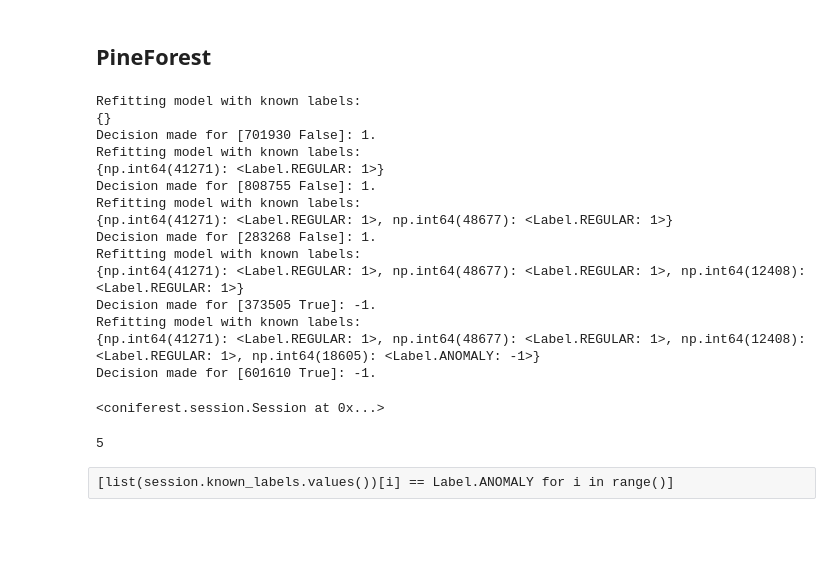
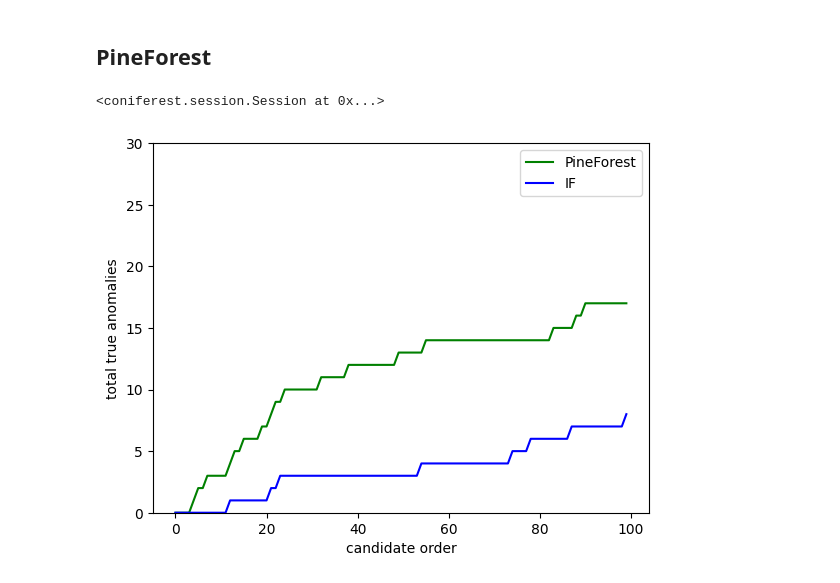
Before and after one commit to emilleishida/test_pineforest, a Jupyter notebook: notebooks/galaxyzoo.ipynb, the cells around one changed output. Saved outputs shown, nothing was run; the diff lists cells and outputs as text; code cells hidden in the pictures; blank space fills up the shorter version.

```diff
--- a/notebooks/galaxyzoo.ipynb
+++ b/notebooks/galaxyzoo.ipynb
@@ -102,19 +108,17 @@ plt.show()
 # %%
 # set up to use already known labels
 def my_on_refit_callback(session):
-    print('Refitting model with known labels:')
-    print(session.known_labels)
+    #print('Refitting model with known labels:')
+    #print(session.known_labels)
+    return None
 
 def my_decision_callback(metadata, data, session):
     """Get data from the known table."""
     return Label.ANOMALY if metadata[1] else Label.REGULAR
 
 def my_on_decision_callback(metadata, data, session):
-    print(f'Decision made for {metadata}: {session.last_decision}.')
-
-def terminate_after_2_anomalies(metadata, data, session):
-    if session.known_anomalies.size >= 2:
-        session.terminate()
+    #print(f'Decision made for {metadata}: {session.last_decision}.')
+    return None
 
 class RecordCallback:
     def __init__(self):
@@ -124,50 +128,48 @@ class RecordCallback:
         self.records.append(f'{metadata} -> {session.last_decision}')
 
     def print_report(self):
-        print('Records:')
-        print('\n'.join(self.records))
+        #print('Records:')
+        #print('\n'.join(self.records))
+        return None
 
 
-record_callback = RecordCallback()
+record_callback_pine = RecordCallback()
 
 metadata = data.values[:,-2:]
-model = PineForest(random_seed=42)
+model_pine = PineForest(random_seed=42)
+nloops = 100           # number of loops
 
-session = Session(
+session_pine = Session(
     data=data_use.values,
     metadata=metadata,
-    model=model,
+    model=model_pine,
     decision_callback=my_decision_callback,
     # We can give an only function/callable as a callback
     on_refit_callbacks=my_on_refit_callback,
     # Or a list of callables
     on_decision_callbacks=[
         my_on_decision_callback,
-        record_callback,
-        terminate_after_2_anomalies,
+        record_callback_pine,
+        TerminateAfter(nloops),
     ],
 )
-session.run()
+session_pine.run()
 # %% [output]
-Refitting model with known labels:
-{}
-Decision made for [701930 False]: 1.
-Refitting model with known labels:
-{np.int64(41271): <Label.REGULAR: 1>}
-Decision made for [808755 False]: 1.
-Refitting model with known labels:
-{np.int64(41271): <Label.REGULAR: 1>, np.int64(48677): <Label.REGULAR: 1>}
-Decision made for [283268 False]: 1.
-Refitting model with known labels:
-{np.int64(41271): <Label.REGULAR: 1>, np.int64(48677): <Label.REGULAR: 1>, np.int64(12408): <Label.REGULAR: 1>}
-Decision made for [373505 True]: -1.
-Refitting model with known labels:
-{np.int64(41271): <Label.REGULAR: 1>, np.int64(48677): <Label.REGULAR: 1>, np.int64(12408): <Label.REGULAR: 1>, np.int64(18605): <Label.ANOMALY: -1>}
-Decision made for [601610 True]: -1.
+<coniferest.session.Session at 0x...>
-<coniferest.session.Session at 0x...>
-# %%
-len(session.known_labels)
-# %% [output]
-5
-# %% [raw]
-[list(session.known_labels.values())[i] == Label.ANOMALY for i in range()]
+# %%
+labels_pine = [list(session_pine.known_labels.values())[i] == Label.ANOMALY for i in range(nloops)]
+# %%
+y_pine = [sum(labels_pine[:i]) for i in range(len(labels_pine))]
+# %%
+# plot 1 instance
+
+plt.figure()
+plt.plot(x, y_pine, color='green', label='PineForest')
+plt.plot(x, y_if, color='blue', label='IF')
+plt.xlabel('candidate order')
+plt.ylabel('total true anomalies')
+plt.ylim(0,30)
+plt.legend()
+plt.show()
+# %% [output]
+[figure, added]
```
Also changed, not shown: parts of 21 cells of this notebook, 1 other file.
